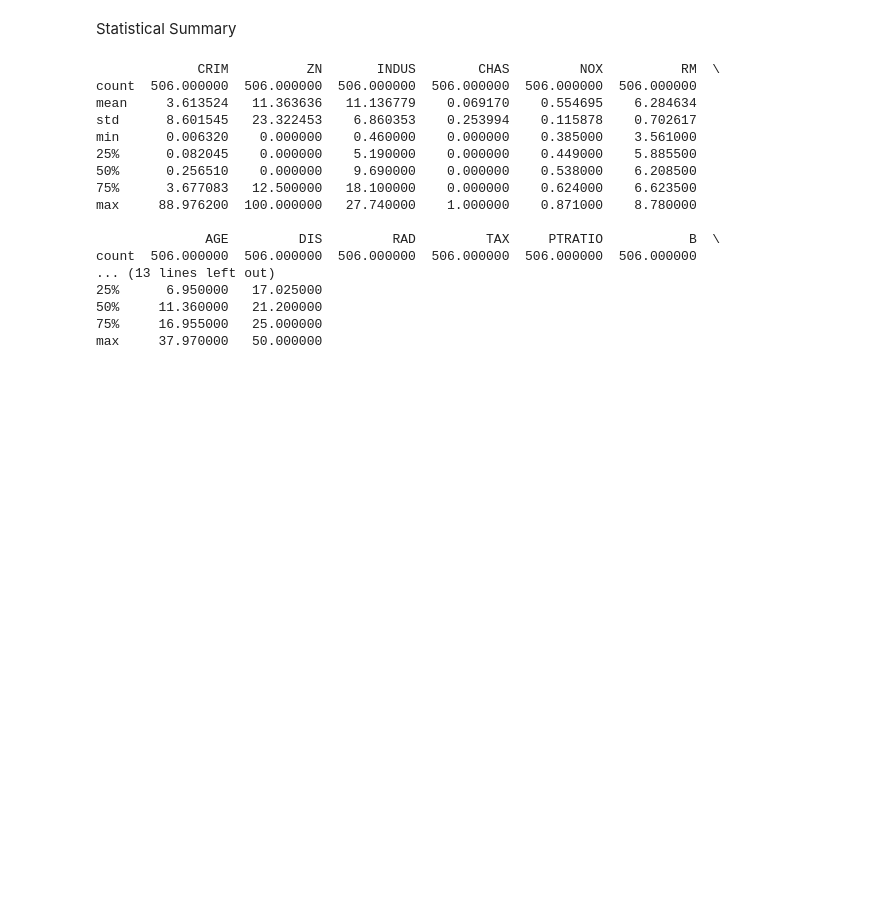
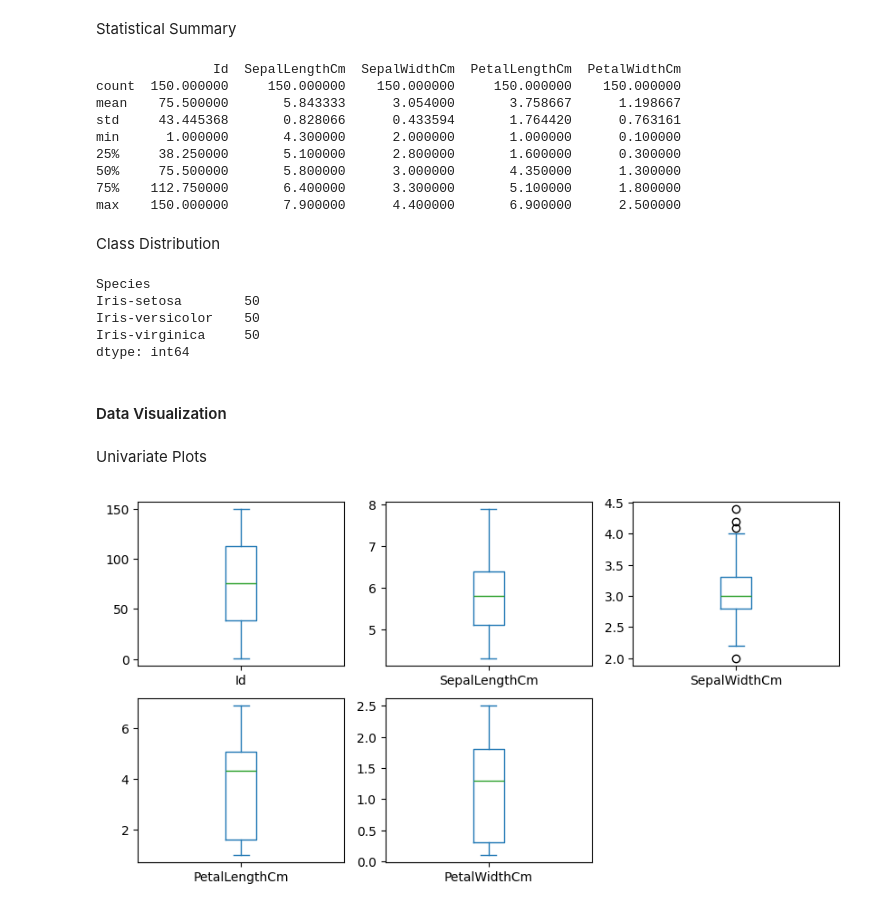
Before and after one commit to Maysha-Khanom-Moon/ml-python-notes, a Jupyter notebook: Chapter_19.ipynb, the cells around one changed output. Drawn from its saved outputs; the diff is of its cells as text; code cells hidden in the pictures; blank space fills up the shorter version.

Commit message:
data visualization - univariate and multivariate

```diff
--- a/Chapter_19.ipynb
+++ b/Chapter_19.ipynb
@@ -24,7 +25,7 @@ from sklearn.svm import SVC
 # %% [markdown]
 Load the Dataset
 # %%
-dataset = pd.read_csv('dataset/boston_housing.csv')
+dataset = pd.read_csv('dataset/Iris.csv')
 # %% [markdown]
 #### Summarize the dataset
 # %% [markdown]
@@ -56,20 +50,31 @@ Statistical Summary
 # %%
 print(dataset.describe())
 # %% [output]
-             CRIM          ZN       INDUS        CHAS         NOX          RM  \
-count  506.000000  506.000000  506.000000  506.000000  506.000000  506.000000
-mean     3.613524   11.363636   11.136779    0.069170    0.554695    6.284634
-std      8.601545   23.322453    6.860353    0.253994    0.115878    0.702617
-min      0.006320    0.000000    0.460000    0.000000    0.385000    3.561000
-25%      0.082045    0.000000    5.190000    0.000000    0.449000    5.885500
-50%      0.256510    0.000000    9.690000    0.000000    0.538000    6.208500
-75%      3.677083   12.500000   18.100000    0.000000    0.624000    6.623500
-max     88.976200  100.000000   27.740000    1.000000    0.871000    8.780000
-
-              AGE         DIS         RAD         TAX     PTRATIO           B  \
-count  506.000000  506.000000  506.000000  506.000000  506.000000  506.000000
-... (13 lines left out)
-25%      6.950000   17.025000
-50%     11.360000   21.200000
-75%     16.955000   25.000000
-max     37.970000   50.000000
+               Id  SepalLengthCm  SepalWidthCm  PetalLengthCm  PetalWidthCm
+count  150.000000     150.000000    150.000000     150.000000    150.000000
+mean    75.500000       5.843333      3.054000       3.758667      1.198667
+std     43.445368       0.828066      0.433594       1.764420      0.763161
+min      1.000000       4.300000      2.000000       1.000000      0.100000
+25%     38.250000       5.100000      2.800000       1.600000      0.300000
+50%     75.500000       5.800000      3.000000       4.350000      1.300000
+75%    112.750000       6.400000      3.300000       5.100000      1.800000
+max    150.000000       7.900000      4.400000       6.900000      2.500000
+# %% [markdown]
+Class Distribution
+# %%
+print(dataset.groupby('Species').size())
+# %% [output]
+Species
+Iris-setosa        50
+Iris-versicolor    50
+Iris-virginica     50
+dtype: int64
+# %% [markdown]
+#### Data Visualization
+# %% [markdown]
+Univariate Plots
+# %%
+dataset.plot(kind='box', subplots=True, layout=(3, 3), sharex=False, sharey=False, figsize=(10, 8))
+plt.show()
+# %% [output]
+[figure, added]
```
Also changed, not shown: parts of 6 cells of this notebook.
